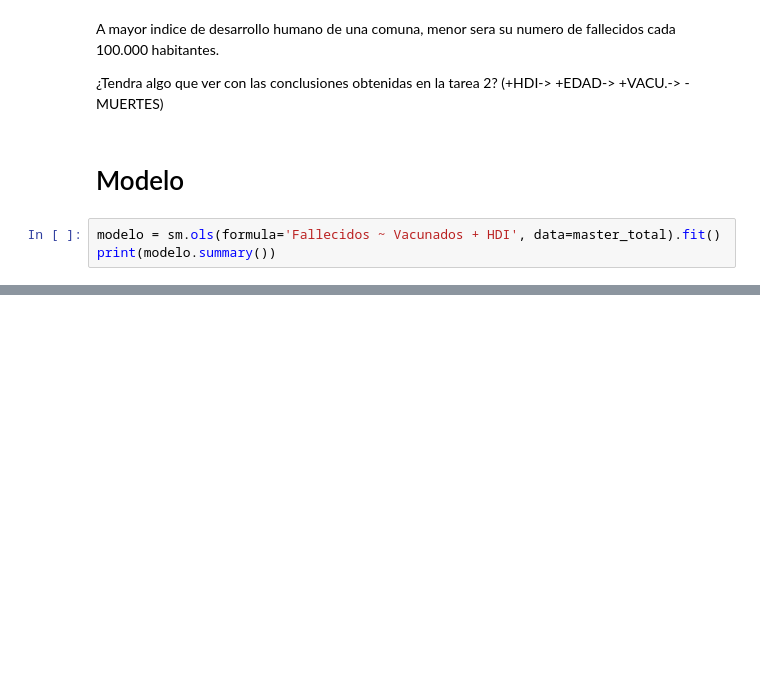
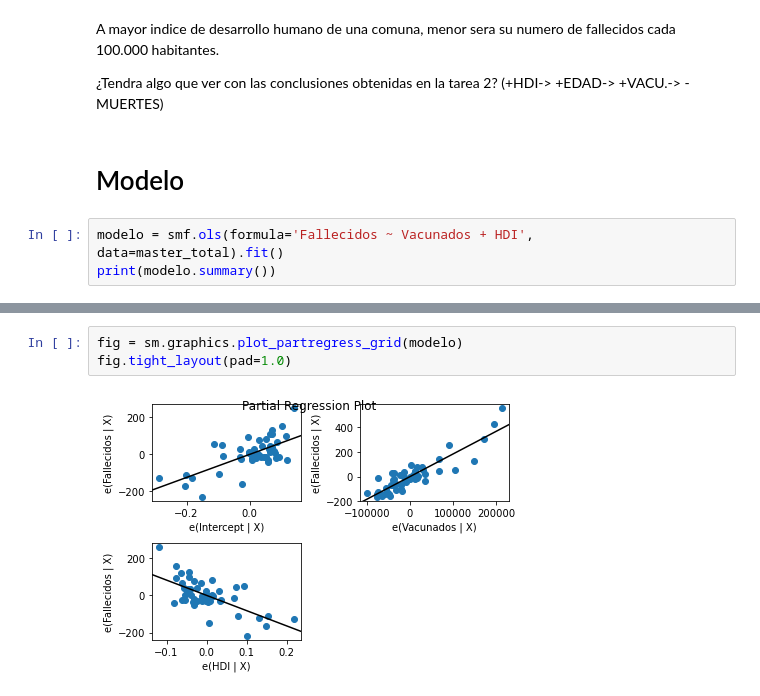
Before and after one commit to Seba-Duran/Tareas, a Jupyter notebook: Tarea3.ipynb, the cells around one changed output, grey strips where cells are left out. Saved outputs shown, nothing was run; the diff lists cells and outputs as text; blank space fills up the shorter version.

```diff
--- a/Tarea3.ipynb
+++ b/Tarea3.ipynb
@@ -698,7 +699,7 @@ A mayor indice de desarrollo humano de una comuna, menor sera su numero de falle
 # %% [markdown]
 # Modelo
 # %%
-modelo = sm.ols(formula='Fallecidos ~ Vacunados + HDI', data=master_total).fit()
+modelo = smf.ols(formula='Fallecidos ~ Vacunados + HDI', data=master_total).fit()
 print(modelo.summary())
 # %% [output]
                             OLS Regression Results
@@ -741,0 +736,5 @@ strong multicollinearity or other numerical problems.
+# %%
+fig = sm.graphics.plot_partregress_grid(modelo)
+fig.tight_layout(pad=1.0)
+# %% [output]
+[figure, added]
```
Also changed, not shown: parts of 4 cells of this notebook.
